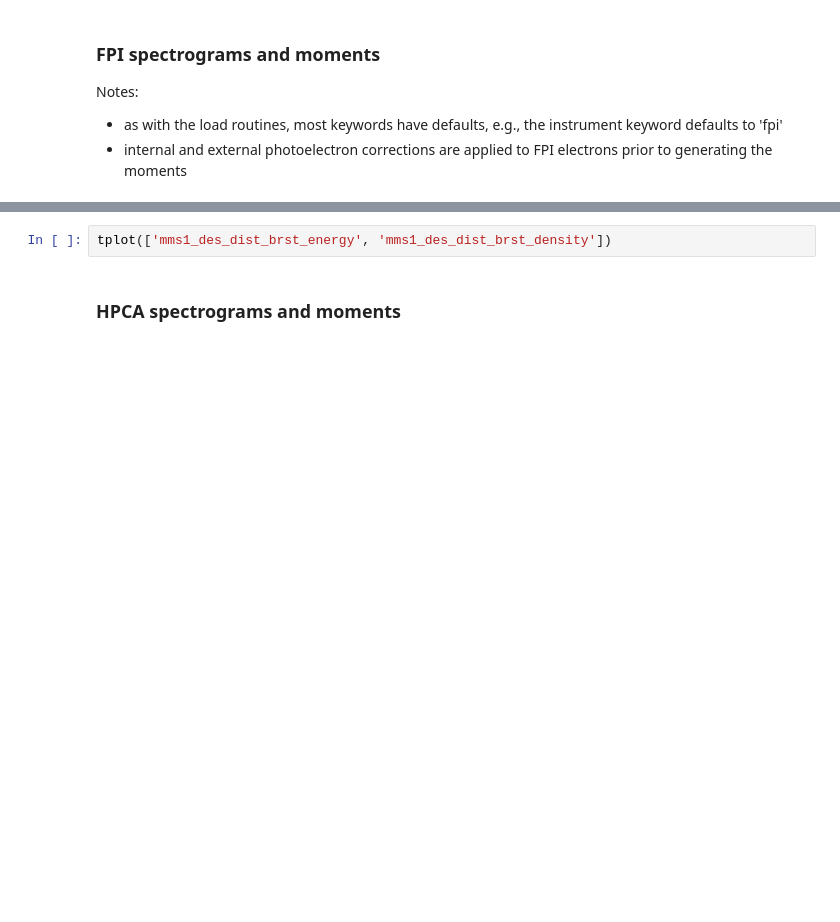
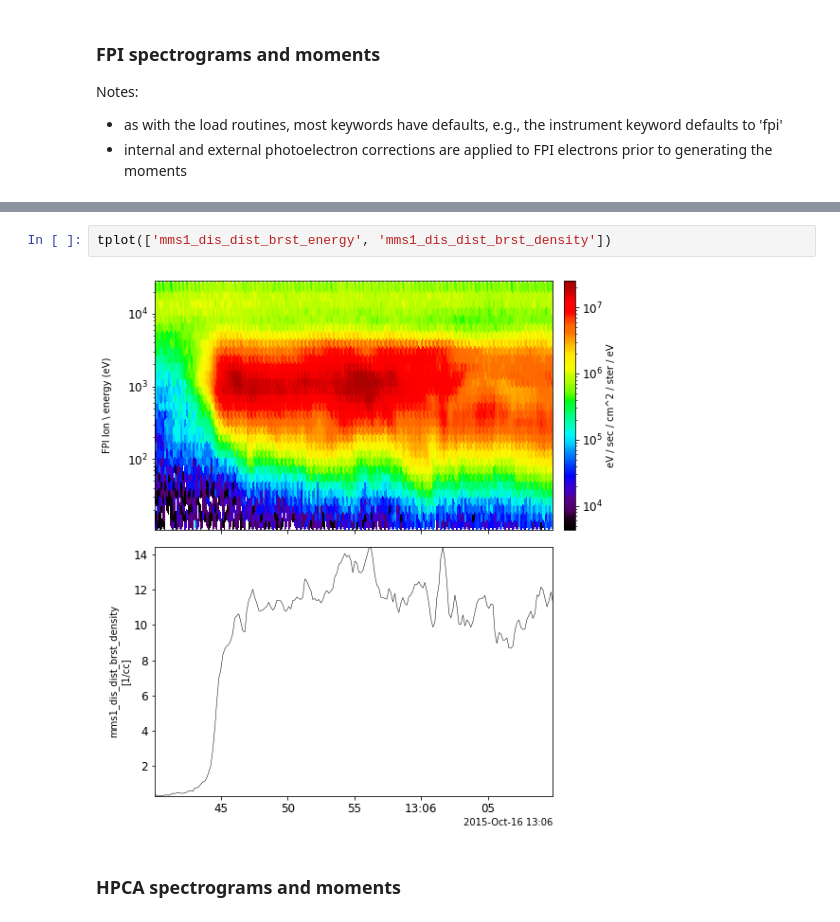
Before and after one commit to spedas/mms-examples, a Jupyter notebook: advanced/Generate spectrograms and moments with mms_part_getspec.ipynb, the cells around one changed output, grey strips where cells are left out. Cells and saved outputs as stored; diff of their text form; blank space fills up the shorter version.

```diff
--- a/advanced/Generate spectrograms and moments with mms_part_getspec.ipynb
+++ b/advanced/Generate spectrograms and moments with mms_part_getspec.ipynb
@@ -125,5 +121,7 @@ tinterpol (linear) was applied to: mms1_edp_scpot_brst_l2_pgs_temp
 # %%
-tplot(['mms1_des_dist_brst_energy', 'mms1_des_dist_brst_density'])
+tplot(['mms1_dis_dist_brst_energy', 'mms1_dis_dist_brst_density'])
+# %% [output]
+[figure, added]
 # %% [markdown]
 ### HPCA spectrograms and moments
 # %%
```
Also changed, not shown: parts of 3 cells of this notebook, 6 other files.
